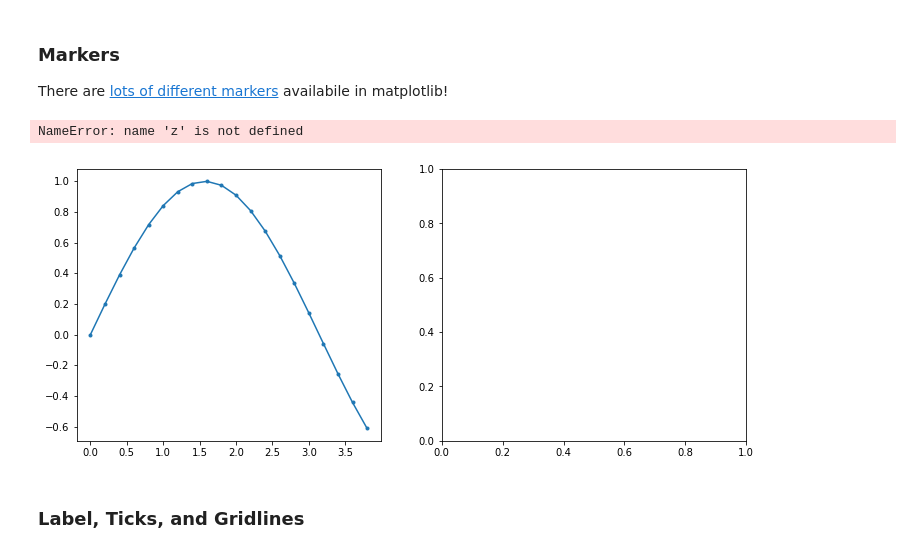
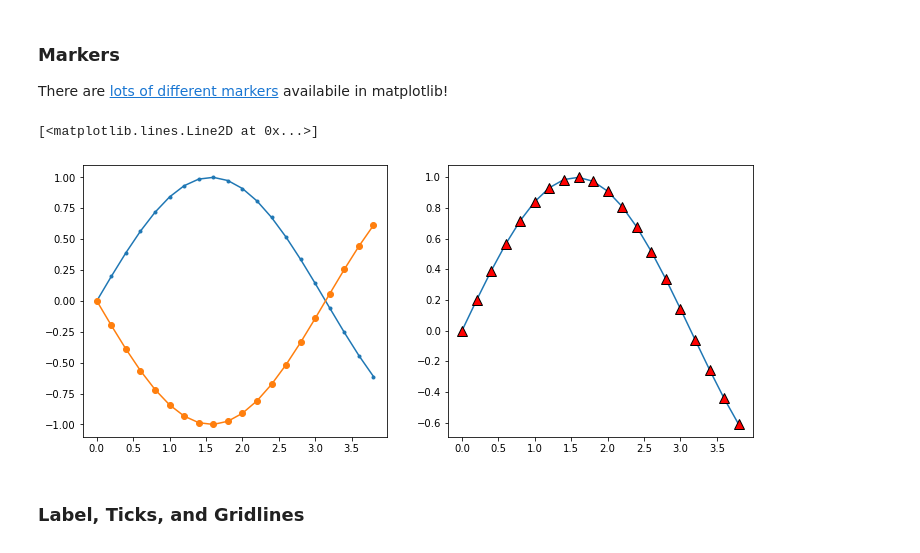
Before and after one commit to AJueling/python_climate_physics, a Jupyter notebook: 2c_advanced_Matplotlib.ipynb, the cells around one changed output. Saved outputs shown, nothing was run; the diff lists cells and outputs as text; code cells hidden in the pictures.

```diff
--- a/2c_advanced_Matplotlib.ipynb
+++ b/2c_advanced_Matplotlib.ipynb
@@ -130,15 +135,15 @@ There are [lots of different markers](https://matplotlib.org/api/markers_api.htm
 # %%
 fig, axes = plt.subplots(figsize=(12, 5), ncols=2)
 
 axes[0].plot(x[:20], y[:20], marker='.')
-axes[0].plot(x[:20], z[:20], marker='o')
+axes[0].plot(x[:20], -y[:20], marker='o')
 
-axes[1].plot(x[:20], z[:20], marker='^',
+axes[1].plot(x[:20], y[:20], marker='^',
              markersize=10, markerfacecolor='r',
              markeredgecolor='k')
 # %% [output]
-NameError: name 'z' is not defined
+[<matplotlib.lines.Line2D at 0x...>]
-[figure, old version]
+[figure, new version]
 # %% [markdown]
 ### Label, Ticks, and Gridlines
 # %%
```
Also changed, not shown: parts of 14 cells of this notebook, 3 other files.
